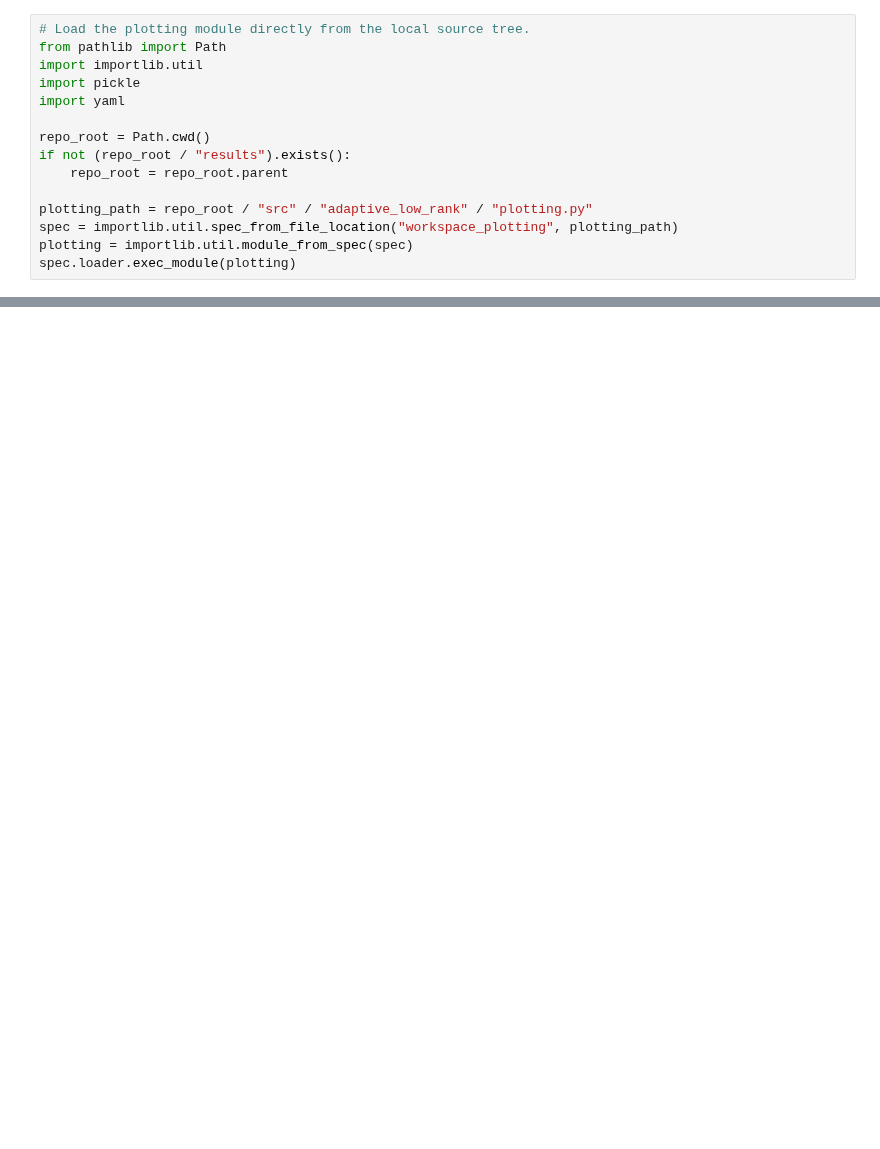
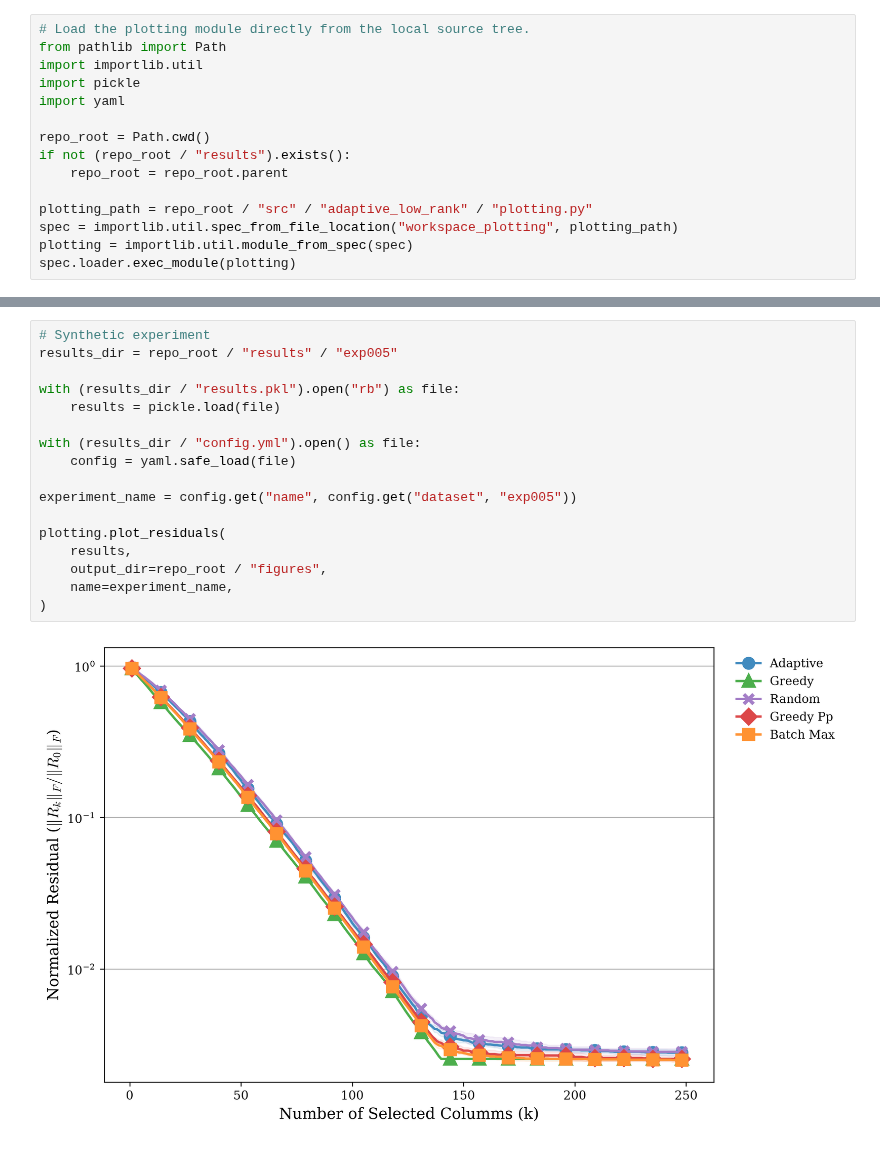
Before and after one commit to lcstovall/adaptive-low-rank, a Jupyter notebook: notebooks/plotting_synthetic.ipynb, the cells around one changed output, grey strips where cells are left out. Saved outputs shown, nothing was run; the diff lists cells and outputs as text; blank space fills up the shorter version.

```diff
--- a/notebooks/plotting_synthetic.ipynb
+++ b/notebooks/plotting_synthetic.ipynb
@@ -35,3 +54,22 @@ plotting.plot_residuals(
+# %%
+# Synthetic experiment
+results_dir = repo_root / "results" / "exp005"
+
+with (results_dir / "results.pkl").open("rb") as file:
+    results = pickle.load(file)
+
+with (results_dir / "config.yml").open() as file:
+    config = yaml.safe_load(file)
+
+experiment_name = config.get("name", config.get("dataset", "exp005"))
+
+plotting.plot_residuals(
+    results,
+    output_dir=repo_root / "figures",
+    name=experiment_name,
+)
+# %% [output]
+[figure, added]
 # %%
 # Synthetic experiment
 results_dir = repo_root / "results" / "poly2"
```
Also changed, not shown: parts of 4 cells of this notebook, 23 other files.
